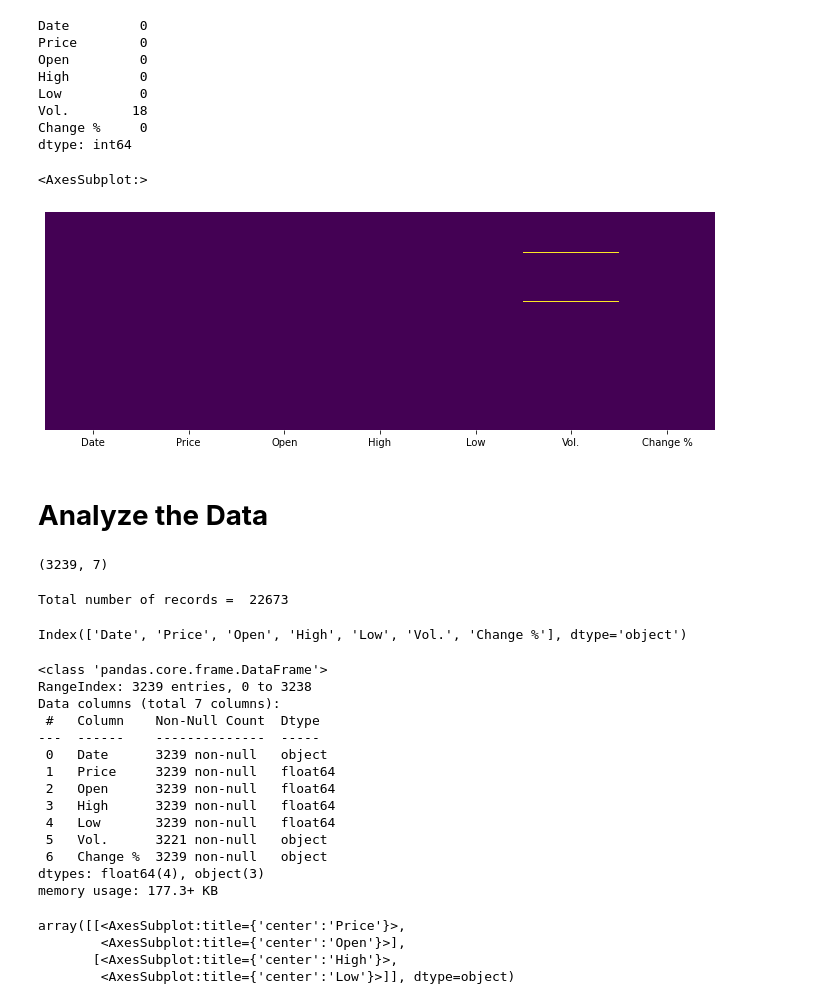
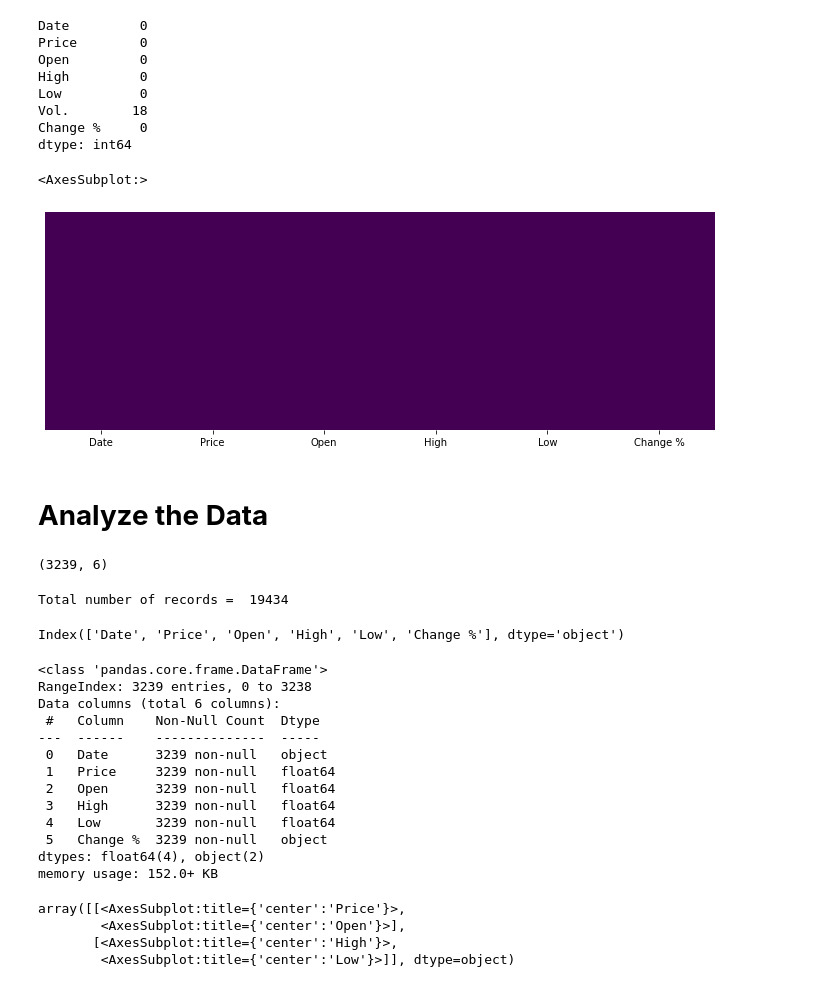
Before and after one commit to SLIIT-FacultyOfComputing/ML_Assignment_2023-SLT_Stock_Price_Prediction, a Jupyter notebook: 2. notebooks/bayesian_ridge_regression_slt_mobitel_stock_price_prediction_model.ipynb, the cells around one changed output. Drawn from its saved outputs; the diff is of its cells as text; code cells hidden in the pictures.

```diff
--- a/2. notebooks/bayesian_ridge_regression_slt_mobitel_stock_price_prediction_model.ipynb
+++ b/2. notebooks/bayesian_ridge_regression_slt_mobitel_stock_price_prediction_model.ipynb
@@ -65,38 +65,41 @@ Vol.        18
 Change %     0
 dtype: int64
 # %%
+#Drop Vol. Comlumn
+dataset = dataset.drop('Vol.', axis = 1)
+
 #Heatmap to view null values in dataset
 plt.figure(figsize=(12,4))
 sns.heatmap(dataset.isnull(), yticklabels=False,cbar=False,cmap='viridis')
 # %% [output]
 <AxesSubplot:>
-[figure, old version]
+[figure, new version]
 # %% [markdown]
 # **Analyze the Data**
 # %%
 # see number of rows, number of columns
 dataset.shape
 # %% [output]
-(3239, 7)
+(3239, 6)
 # %%
 #View total number of records
 dataset.size
 print("Total number of records = ",dataset.size)
 # %% [output]
-Total number of records =  22673
+Total number of records =  19434
 # %%
 # see columns names
 
 dataset.columns
 # %% [output]
-Index(['Date', 'Price', 'Open', 'High', 'Low', 'Vol.', 'Change %'], dtype='object')
+Index(['Date', 'Price', 'Open', 'High', 'Low', 'Change %'], dtype='object')
 # %%
 #View Data Info
 dataset.info()
 # %% [output]
 <class 'pandas.core.frame.DataFrame'>
 RangeIndex: 3239 entries, 0 to 3238
-Data columns (total 7 columns):
+Data columns (total 6 columns):
  #   Column    Non-Null Count  Dtype
 ---  ------    --------------  -----
  0   Date      3239 non-null   object
@@ -104,10 +107,9 @@ Data columns (total 7 columns):
  2   Open      3239 non-null   float64
  3   High      3239 non-null   float64
  4   Low       3239 non-null   float64
- 5   Vol.      3221 non-null   object
- 6   Change %  3239 non-null   object
-dtypes: float64(4), object(3)
-memory usage: 177.3+ KB
+ 5   Change %  3239 non-null   object
+dtypes: float64(4), object(2)
+memory usage: 152.0+ KB
 # %%
 # Histogram per each numerical column
 
```
Also changed, not shown: parts of 3 cells of this notebook.
